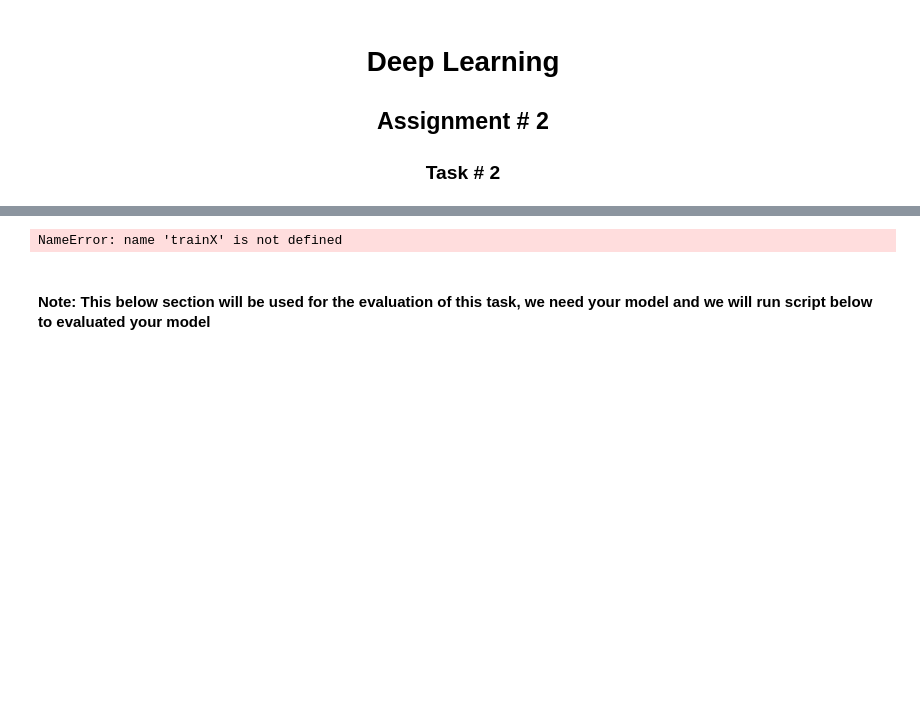
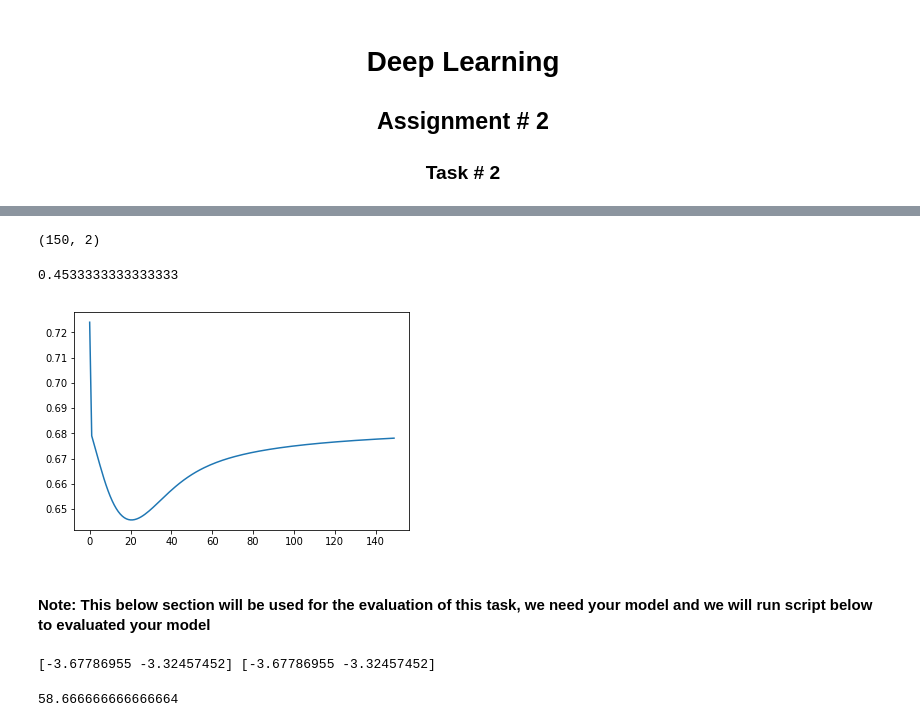
Before and after one commit to Tauseefz/Deep, a Jupyter notebook: Assignment2/task2.ipynb, the cells around one changed output, grey strips where cells are left out. Drawn from its saved outputs; the diff is of its cells as text; code cells hidden in the pictures; blank space fills up the shorter version.

```diff
--- a/Assignment2/task2.ipynb
+++ b/Assignment2/task2.ipynb
@@ -128,21 +174,31 @@ plt.show()
 # %%
-
+from sklearn.model_selection import train_test_split
+#data = np.concatenate((class1,class2),axis=0)
+#label = np.concatenate((class_1_label,class_2_label),axis=0)
+tempX, testX, tempY, testY = train_test_split(data, label, test_size=0.15)
+trainX, validX, trainY, validY = train_test_split(tempX, tempY, test_size=0.15)
 #Note: shuffle this dataset before dividing it into three parts
 
 # Distribute this data into three parts i.e. training, validation and testing
-trainX = ?# training data point
-trainY = ?# training lables
+#trainX = ?# training data point
+#trainY = ?# training lables
 
-validX = ? # validation data point
-validY = ?# validation lables
+#validX = ? # validation data point
+#validY = ?# validation lables
 
-testX = ?# testing data point
-testY = ?# testing lables
+#testX = ?# testing data point
+#testY = ?# testing lables
+print(testX.shape)
 # %% [output]
-NameError: name 'trainX' is not defined
+(150, 2)
 # %%
-model = Neural_Network(2,1)
+np.random.seed(1)
+
+model = Neural_Network(2,2,1)
 # try different combinations of epochs and learning rate
-model.train(trainX, trainY, epochs = 150, learningRate = 0.001, validationX = validX, validationY = validY)
+model.train(trainX, trainY,validX ,  validY,epochs = 150, learningRate = 0.01  )
+# %% [output]
+0.4533333333333333
+[figure, added]
 # %%
 #save the best model which you have trained,
@@ -153,6 +209,9 @@ model.save('bestmodel.mdl')
 # create class object
 mm = Neural_Network()
 # load model which will be provided by you
-mm.load('bestmodel.mdl')
+mm.loadModel('bestmodel2.mdl')
 # check accuracy of that model
 mm.accuracy(testX,testY)
+# %% [output]
+[-3.67786955 -3.32457452] [-3.67786955 -3.32457452]
+58.666666666666664
```
Also changed, not shown: parts of 3 cells of this notebook, 1 other file.
